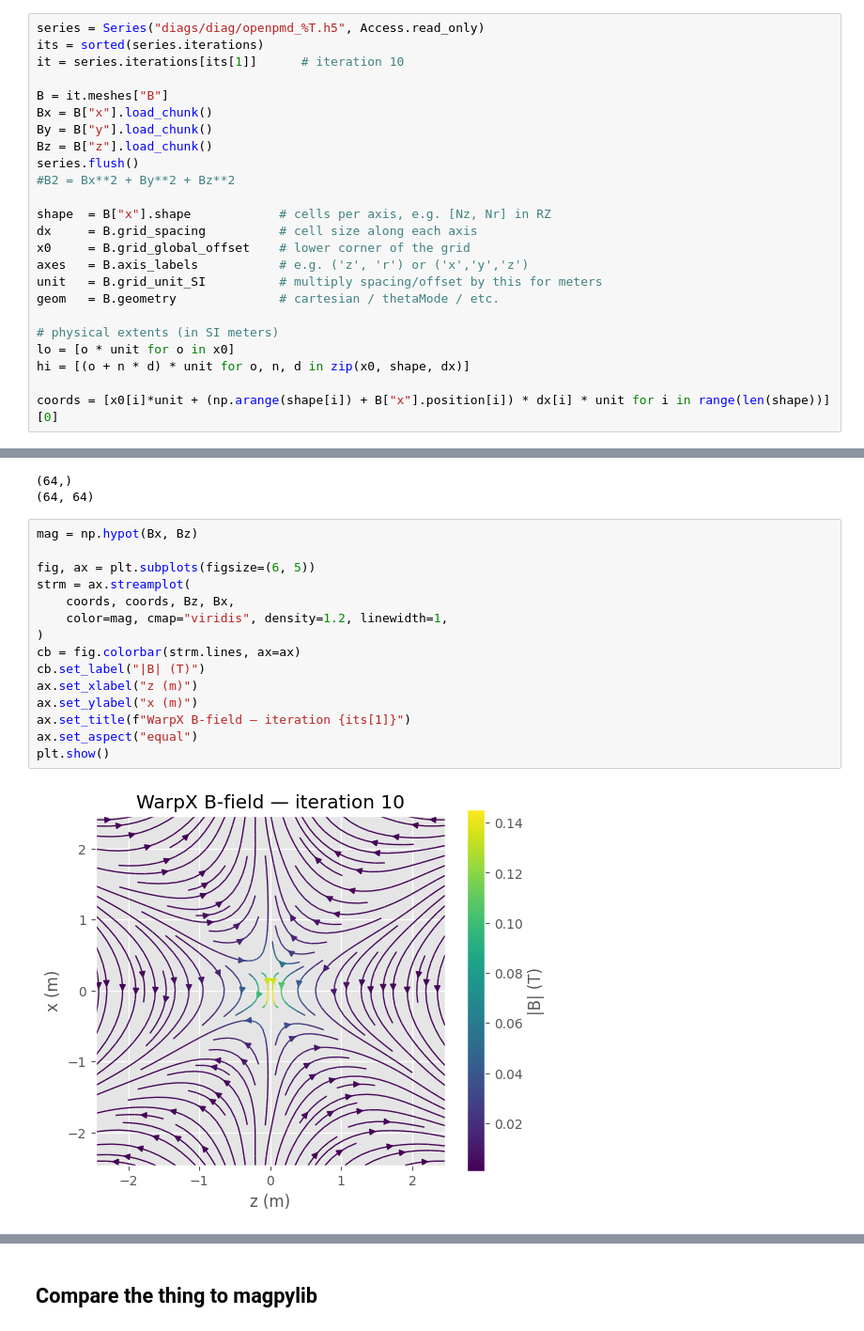
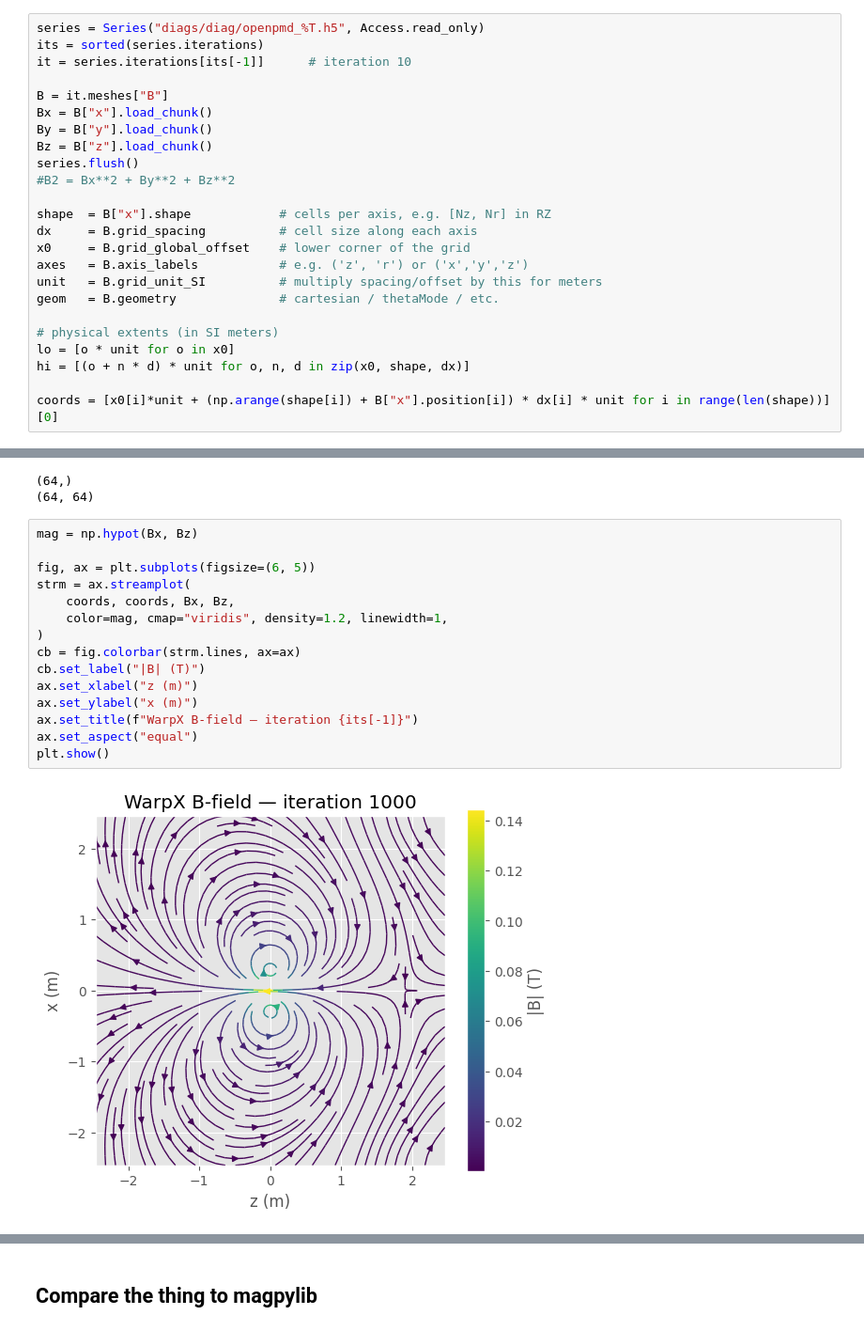
Before and after one commit to Justyunsart/WarpX_Polywell, a Jupyter notebook: inputs/coil 2D/postprocess.ipynb, the cells around one changed output, grey strips where cells are left out. Shown at 94% size. Drawn from its saved outputs; the diff is of its cells as text.

```diff
--- a/inputs/coil 2D/postprocess.ipynb
+++ b/inputs/coil 2D/postprocess.ipynb
@@ -5,7 +5,7 @@ import numpy as np
 # %%
 series = Series("diags/diag/openpmd_%T.h5", Access.read_only)
 its = sorted(series.iterations)
-it = series.iterations[its[1]]      # iteration 10
+it = series.iterations[its[-1]]      # iteration 10
 
 B = it.meshes["B"]
 Bx = B["x"].load_chunk()
@@ -35,17 +35,17 @@ print(Bx.shape)
 # %%
 mag = np.hypot(Bx, Bz)
 
 fig, ax = plt.subplots(figsize=(6, 5))
 strm = ax.streamplot(
-    coords, coords, Bz, Bx,
+    coords, coords, Bx, Bz,
     color=mag, cmap="viridis", density=1.2, linewidth=1,
 )
 cb = fig.colorbar(strm.lines, ax=ax)
 cb.set_label("|B| (T)")
 ax.set_xlabel("z (m)")
 ax.set_ylabel("x (m)")
-ax.set_title(f"WarpX B-field — iteration {its[1]}")
+ax.set_title(f"WarpX B-field — iteration {its[-1]}")
 ax.set_aspect("equal")
 plt.show()
 # %% [output]
-[figure, old version]
+[figure, new version]
```
Also changed, not shown: parts of 3 cells of this notebook.
